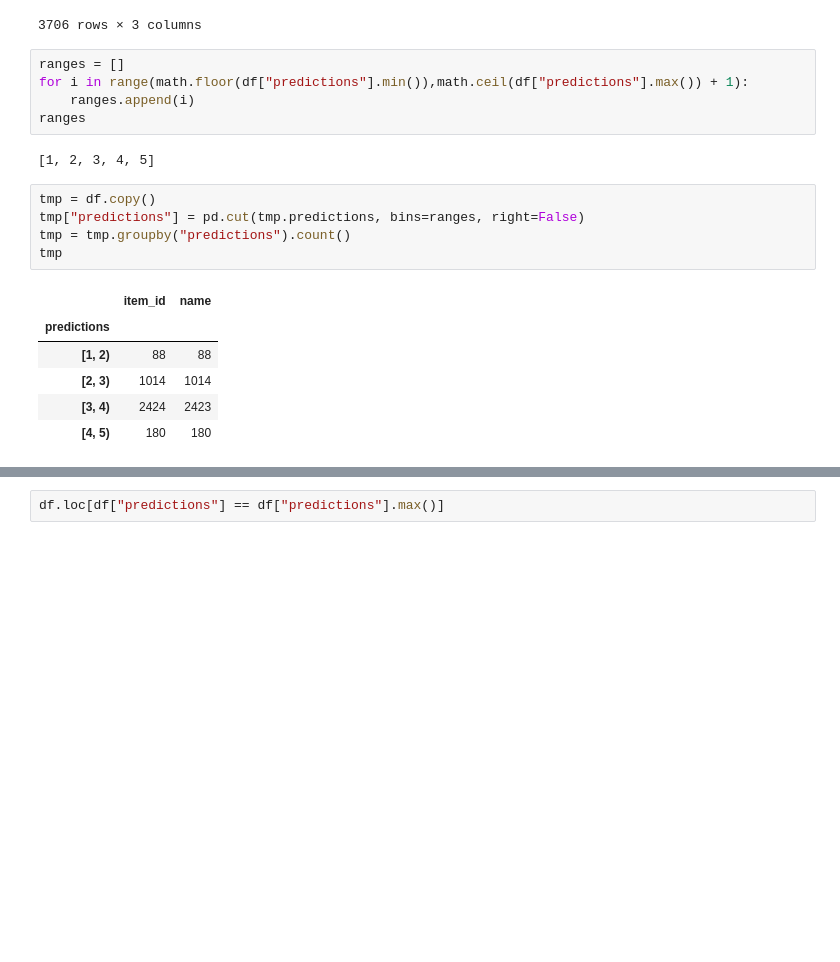
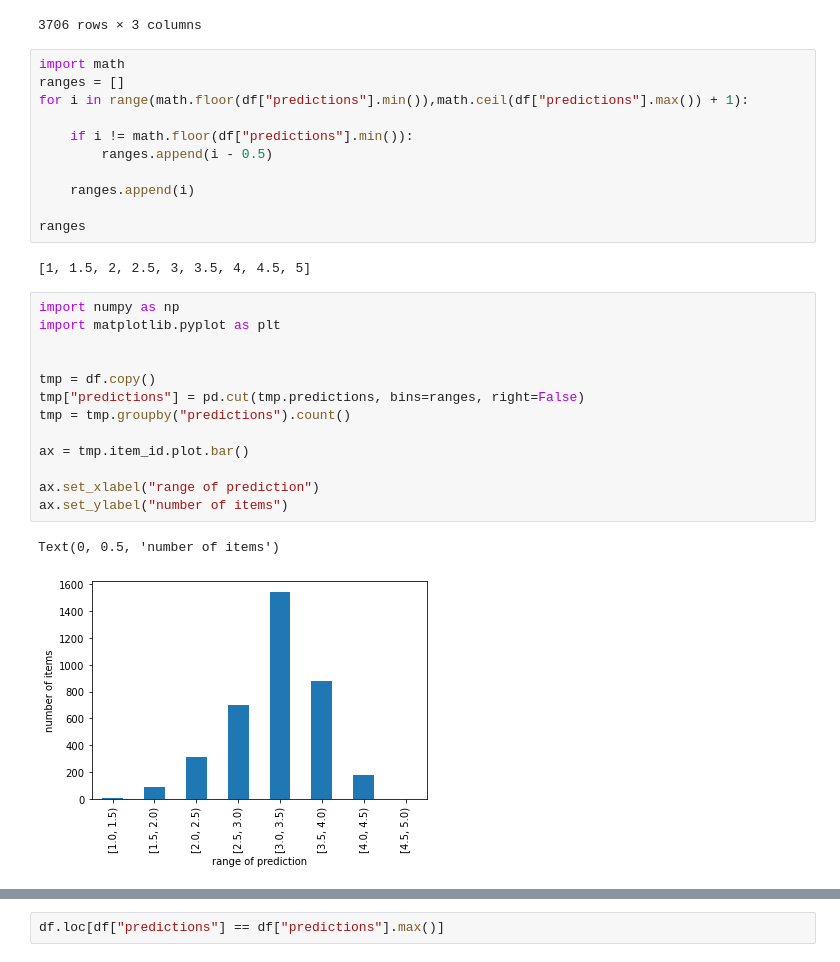
Before and after one commit to gorky22/BP-app, a Jupyter notebook: tmp2.ipynb, the cells around one changed output, grey strips where cells are left out. Drawn from its saved outputs; the diff is of its cells as text; blank space fills up the shorter version.

```diff
--- a/tmp2.ipynb
+++ b/tmp2.ipynb
@@ -19,21 +19,31 @@ df
 | 983062 | 2909 | Five Wives, Three Secretaries and... | 3.357019 |
 3706 rows × 3 columns
 # %%
+import math
 ranges = []
 for i in range(math.floor(df["predictions"].min()),math.ceil(df["predictions"].max()) + 1):
+
+    if i != math.floor(df["predictions"].min()):
+        ranges.append(i - 0.5)
+
     ranges.append(i)
+
 ranges
 # %% [output]
-[1, 2, 3, 4, 5]
+[1, 1.5, 2, 2.5, 3, 3.5, 4, 4.5, 5]
 # %%
+import numpy as np
+import matplotlib.pyplot as plt
+
+
 tmp = df.copy()
 tmp["predictions"] = pd.cut(tmp.predictions, bins=ranges, right=False)
 tmp = tmp.groupby("predictions").count()
-tmp
+
+ax = tmp.item_id.plot.bar()
+
+ax.set_xlabel("range of prediction")
+ax.set_ylabel("number of items")
 # %% [output]
-|  | item_id | name |
-| predictions |  |  |
-| [1, 2) | 88 | 88 |
-| [2, 3) | 1014 | 1014 |
-| [3, 4) | 2424 | 2423 |
-| [4, 5) | 180 | 180 |
+Text(0, 0.5, 'number of items')
+[figure, added]
```
Also changed, not shown: parts of 8 cells of this notebook, 18 other files.
